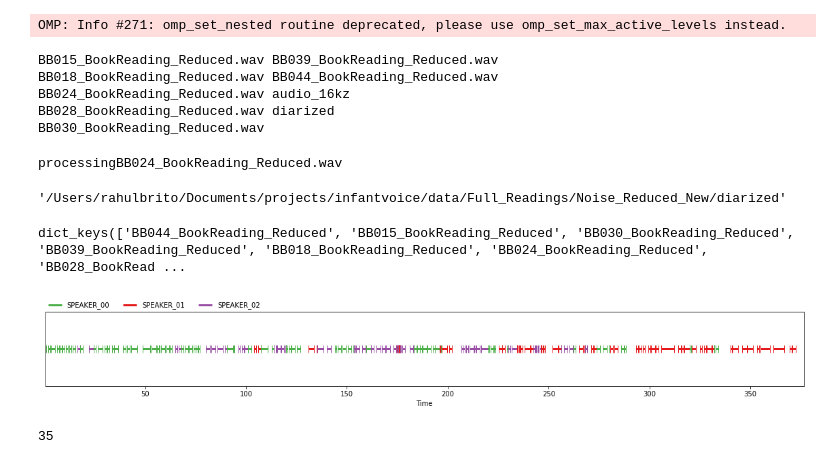
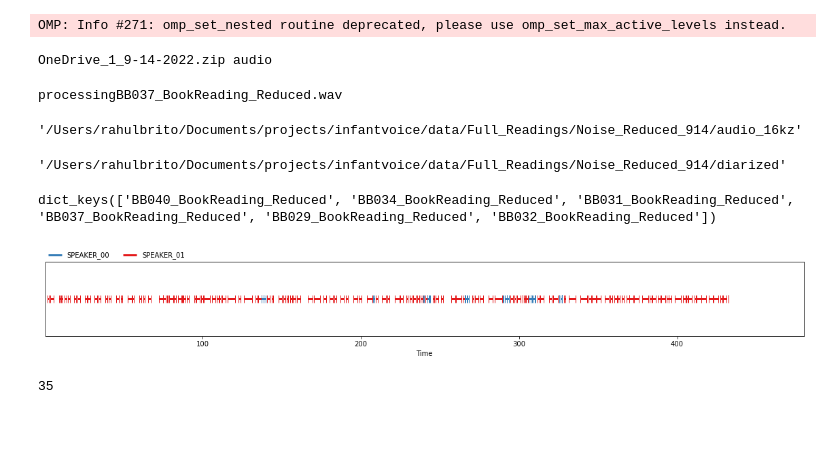
Before and after one commit to Rahul-Brito/infantvoice, a Jupyter notebook: scripts/Pyannote Embedder.ipynb, the cells around one changed output. Cells and saved outputs as stored; diff of their text form; code cells hidden in the pictures; blank space fills up the shorter version.

```diff
--- a/scripts/Pyannote Embedder.ipynb
+++ b/scripts/Pyannote Embedder.ipynb
@@ -90,16 +90,13 @@ def extract_16khz_audio(root_dir, video=False):
 ##Downsample audio to 16kHz
 #root_dir= "/Users/rahulbrito/Documents/projects/infantvoice/data/Full_Readings/Noise_Reduced"
 #root_dir='/Users/rahulbrito/Documents/projects/infantvoice/data/Full_Readings/Loudness_Test_8.9.22'
-root_dir='/Users/rahulbrito/Documents/projects/infantvoice/data/Full_Readings/Noise_Reduced_New'
+root_dir='/Users/rahulbrito/Documents/projects/infantvoice/data/Full_Readings/Noise_Reduced_914'
 !ls $root_dir
 # %% [output]
-BB015_BookReading_Reduced.wav BB039_BookReading_Reduced.wav
-BB018_BookReading_Reduced.wav BB044_BookReading_Reduced.wav
-BB024_BookReading_Reduced.wav audio_16kz
-BB028_BookReading_Reduced.wav diarized
-BB030_BookReading_Reduced.wav
+OneDrive_1_9-14-2022.zip audio
 # %%
 down_sample_dir = extract_16khz_audio(root_dir, video=False)
 down_sample_dir
 # %% [output]
-processingBB024_BookReading_Reduced.wav
+processingBB037_BookReading_Reduced.wav
+'/Users/rahulbrito/Documents/projects/infantvoice/data/Full_Readings/Noise_Reduced_914/audio_16kz'
@@ -115,7 +110,7 @@ if not os.path.exists(diar_dir):
 
 diar_dir
 # %% [output]
-'/Users/rahulbrito/Documents/projects/infantvoice/data/Full_Readings/Noise_Reduced_New/diarized'
+'/Users/rahulbrito/Documents/projects/infantvoice/data/Full_Readings/Noise_Reduced_914/diarized'
 # %%
 ## Runs speaker diariztion, but should run on openmind
 
@@ -130,8 +125,8 @@ diarized_raw = {os.path.splitext(file)[0]:
             json.load_from(os.path.join(diar_dir,file)) for file in os.listdir(diar_dir) if file != 'speaker_map.json'}
 diarized_raw.keys()
 # %% [output]
-dict_keys(['BB044_BookReading_Reduced', 'BB015_BookReading_Reduced', 'BB030_BookReading_Reduced', 'BB039_BookReading_Reduced', 'BB018_BookReading_Reduced', 'BB024_BookReading_Reduced', 'BB028_BookRead ...
+dict_keys(['BB040_BookReading_Reduced', 'BB034_BookReading_Reduced', 'BB031_BookReading_Reduced', 'BB037_BookReading_Reduced', 'BB029_BookReading_Reduced', 'BB032_BookReading_Reduced'])
 # %%
-diarized_raw['BB018_BookReading_Reduced']
+diarized_raw['BB037_BookReading_Reduced']
 # %% [output]
-[figure, old version]
+[figure, new version]
```
Also changed, not shown: parts of 10 cells of this notebook.
